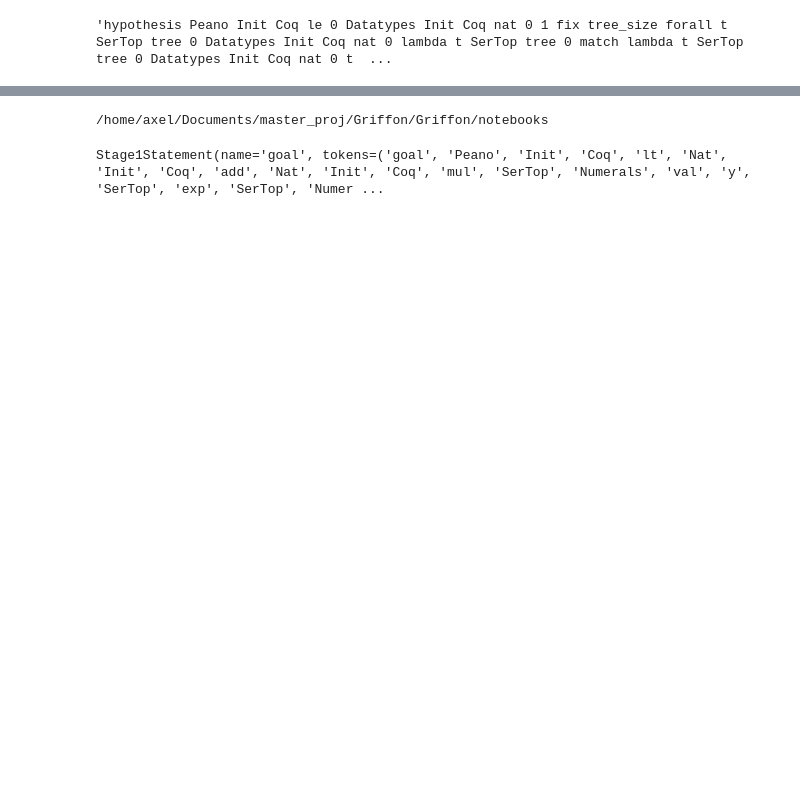
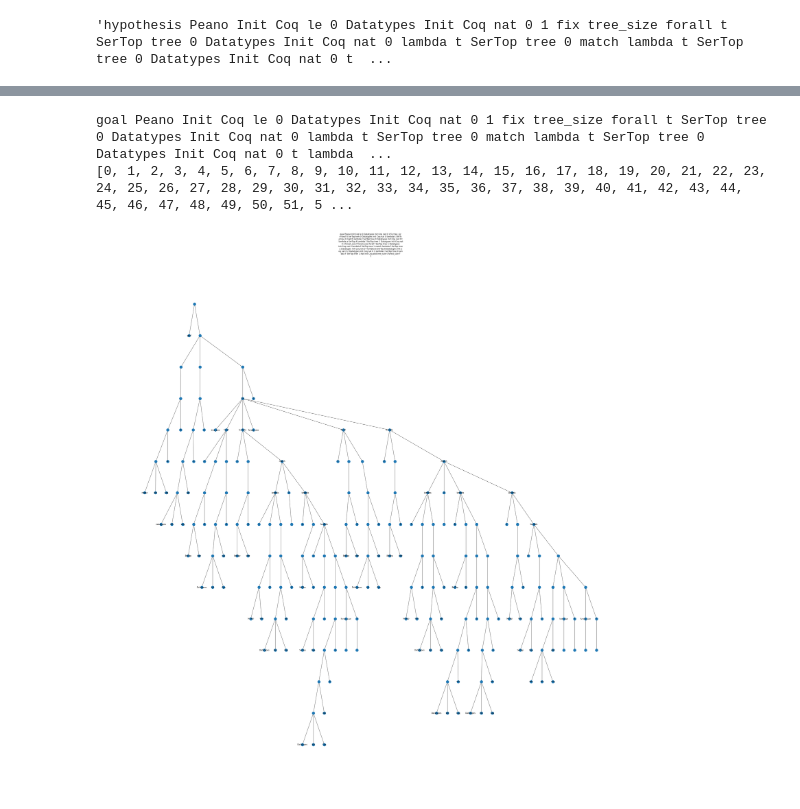
Before and after one commit to axelmarmet/griffon, a Jupyter notebook: Griffon/notebooks/Untitled.ipynb, the cells around one changed output, grey strips where cells are left out. Drawn from its saved outputs; the diff is of its cells as text; code cells hidden in the pictures; blank space fills up the shorter version.

```diff
--- a/Griffon/notebooks/Untitled.ipynb
+++ b/Griffon/notebooks/Untitled.ipynb
@@ -28,0 +40,7 @@ res = statement_creator(sexp, "hypothesis")
+# %%
+import pickle
+
+sample = pickle.load(open("../recommandations/train/train_proj/test/proof0002.pickle", "rb"))
+res = sample.goal
+concat_tokens = ["_".join(token.subtokens) for token in res.tokens]
+" ".join(concat_tokens)
@@ -49,11 +82,44 @@ DEBUG:matplotlib.axes._base:top of axes not in the figure, so title not moved
-# %%
-import pickle
-!pwd
-sample = pickle.load(open("../data/processed/stage1/train/00000000.pickle", "rb"))
-# %% [output]
-/home/axel/Documents/master_proj/Griffon/Griffon/notebooks
-# %%
-print(sample.goal)
-# %% [output]
-Stage1Statement(name='goal', tokens=('goal', 'Peano', 'Init', 'Coq', 'lt', 'Nat', 'Init', 'Coq', 'add', 'Nat', 'Init', 'Coq', 'mul', 'SerTop', 'Numerals', 'val', 'y', 'SerTop', 'exp', 'SerTop', 'Numer ...
+# %%
+from griffon.preprocessing.graph.distances import DistanceBinning, ShortestPaths, SiblingShortestPaths
+from griffon.preprocessing.graph.transform import DistancesTransformer
+from griffon.preprocessing.graph.binning import ExponentialBinning
+from griffon.constants import NUM_BINS
+from griffon.coq_dataclasses import Stage1Statement
+import pickle
+
+import logging
+logging.getLogger('matplotlib').setLevel(logging.WARNING)
+import matplotlib.pyplot as plt
+
+sample = pickle.load(open("../recommandations/train/train_proj/test/proof0002.pickle", "rb"))
+res = sample.goal
+print(" ".join(res.tokens))
+
+def draw_statement(sample:Stage1Statement, ax=None):
+
+    if ax is None:
+        fig, ax = plt.subplots(1,1,figsize=(60,60))
+
+    def insert_newlines(string, every=64):
+        return '\n'.join(string[i:i+every] for i in range(0, len(string), every))
+
+    graph = nx.from_dict_of_lists(sample.ast)
+    print(graph.nodes())
+    # pos = graphviz_layout(graph, prog="dot")
+    pos = graphviz_layout(graph, prog="dot")
+
+    nx.draw(graph, pos, ax = ax)
+    labels = {node_id : token for token, node_id in zip(sample.tokens, sample.token_to_node.values())}
+    nx.draw_networkx_labels(graph, pos, labels, ax=ax)
+
+    title = " ".join(sample.tokens)
+    title = insert_newlines(title)
+
+    ax.title.set_text(title)
+
+draw_statement(sample.goal)
+# %% [output]
+goal Peano Init Coq le 0 Datatypes Init Coq nat 0 1 fix tree_size forall t SerTop tree 0 Datatypes Init Coq nat 0 lambda t SerTop tree 0 match lambda t SerTop tree 0 Datatypes Init Coq nat 0 t lambda  ...
+[0, 1, 2, 3, 4, 5, 6, 7, 8, 9, 10, 11, 12, 13, 14, 15, 16, 17, 18, 19, 20, 21, 22, 23, 24, 25, 26, 27, 28, 29, 30, 31, 32, 33, 34, 35, 36, 37, 38, 39, 40, 41, 42, 43, 44, 45, 46, 47, 48, 49, 50, 51, 5 ...
+[figure, added]
 # %%
```
Also changed, not shown: parts of 9 cells of this notebook, 18 other files.
